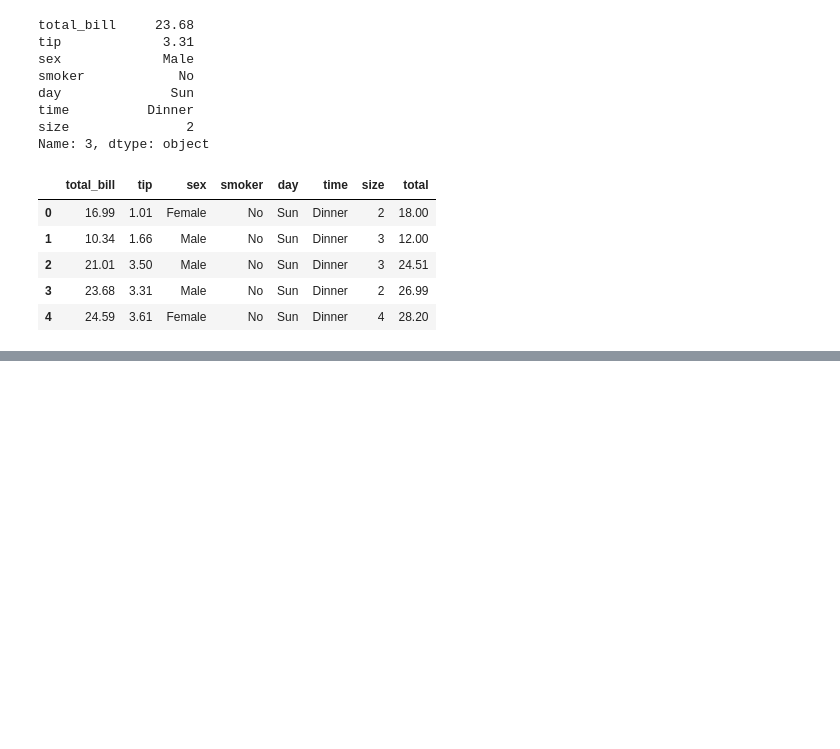
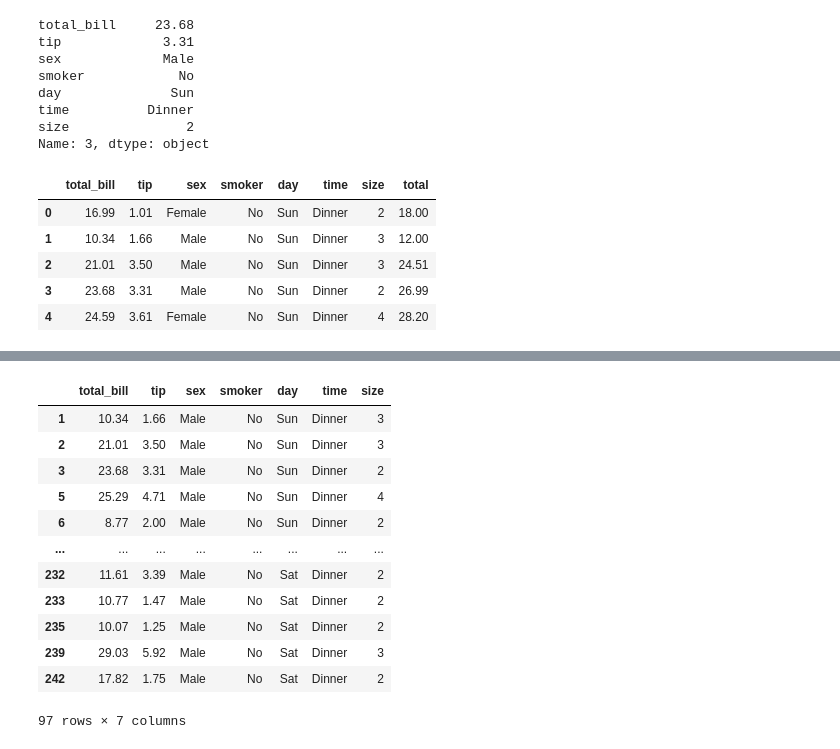
Before and after one commit to jmj732/Bigdata-Analysis, a Jupyter notebook: [문제해결01]_판다스_기초_2213조재민.ipynb, the cells around one changed output, grey strips where cells are left out. Cells and saved outputs as stored; diff of their text form; code cells hidden in the pictures; blank space fills up the shorter version.

```diff
--- a/[문제해결01]_판다스_기초_2213조재민.ipynb
+++ b/[문제해결01]_판다스_기초_2213조재민.ipynb
@@ -343,0 +371,16 @@ Name: 3, dtype: object
+# %%
+tips[(tips['sex'] == 'Male') & (tips.smoker =='No')]
+# %% [output]
+|  | total_bill | tip | sex | smoker | day | time | size |
+| 1 | 10.34 | 1.66 | Male | No | Sun | Dinner | 3 |
+| 2 | 21.01 | 3.50 | Male | No | Sun | Dinner | 3 |
+| 3 | 23.68 | 3.31 | Male | No | Sun | Dinner | 2 |
+| 5 | 25.29 | 4.71 | Male | No | Sun | Dinner | 4 |
+| 6 | 8.77 | 2.00 | Male | No | Sun | Dinner | 2 |
+| ... | ... | ... | ... | ... | ... | ... | ... |
+| 232 | 11.61 | 3.39 | Male | No | Sat | Dinner | 2 |
+| 233 | 10.77 | 1.47 | Male | No | Sat | Dinner | 2 |
+| 235 | 10.07 | 1.25 | Male | No | Sat | Dinner | 2 |
+| 239 | 29.03 | 5.92 | Male | No | Sat | Dinner | 3 |
+| 242 | 17.82 | 1.75 | Male | No | Sat | Dinner | 2 |
+97 rows × 7 columns
```
Also changed, not shown: parts of 19 cells of this notebook.
